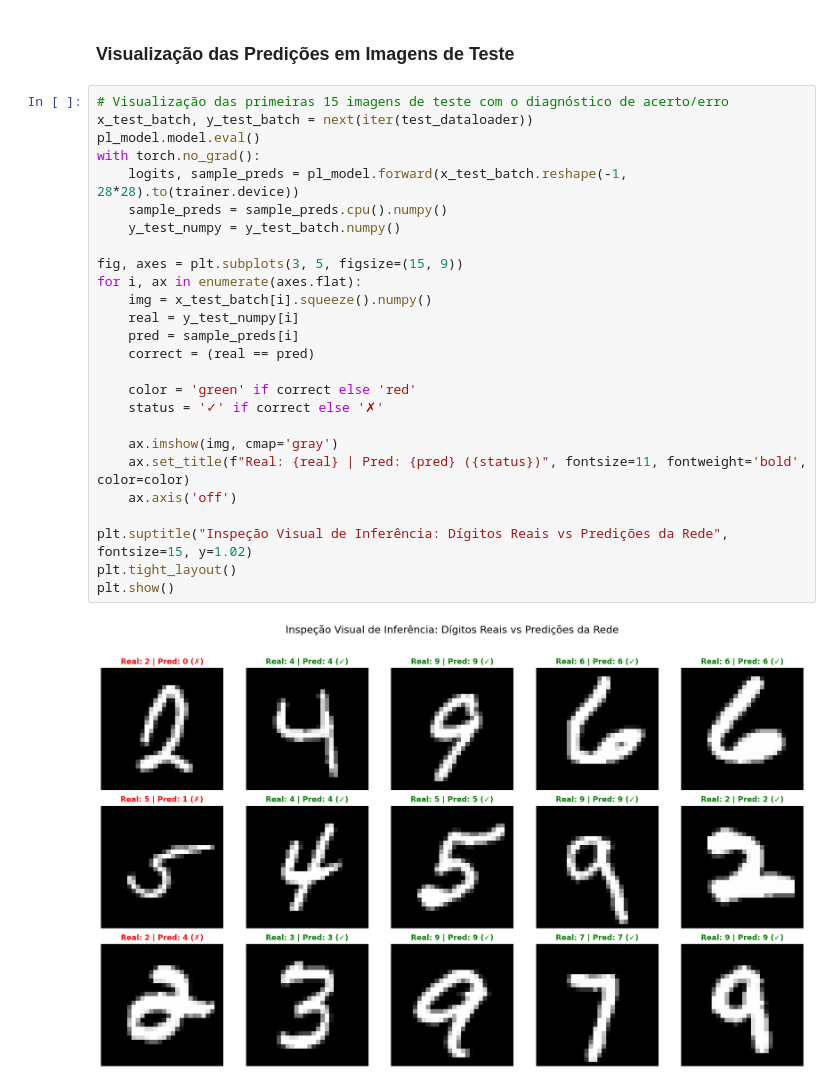
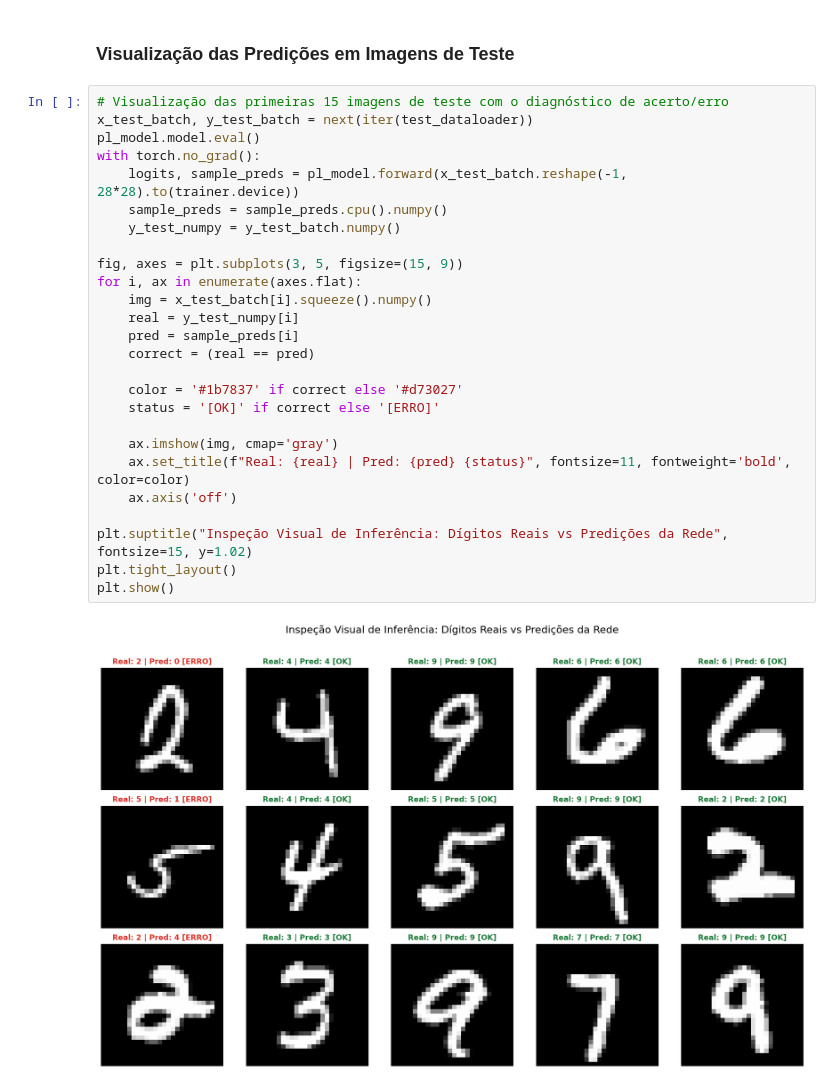
Before and after one commit to aj1no/DL_Atividade_06_MNIST_Lightning_Lite, a Jupyter notebook: 06_01_Treino_Validacao_MNIST_Lightning_Lite.ipynb, the cells around one changed output. Saved outputs shown, nothing was run; the diff lists cells and outputs as text.

```diff
--- a/06_01_Treino_Validacao_MNIST_Lightning_Lite.ipynb
+++ b/06_01_Treino_Validacao_MNIST_Lightning_Lite.ipynb
@@ -507,31 +507,31 @@ weighted avg     0.8701    0.8690    0.8677      1000
 # %%
 # Visualização das primeiras 15 imagens de teste com o diagnóstico de acerto/erro
 x_test_batch, y_test_batch = next(iter(test_dataloader))
 pl_model.model.eval()
 with torch.no_grad():
     logits, sample_preds = pl_model.forward(x_test_batch.reshape(-1, 28*28).to(trainer.device))
     sample_preds = sample_preds.cpu().numpy()
     y_test_numpy = y_test_batch.numpy()
 
 fig, axes = plt.subplots(3, 5, figsize=(15, 9))
 for i, ax in enumerate(axes.flat):
     img = x_test_batch[i].squeeze().numpy()
     real = y_test_numpy[i]
     pred = sample_preds[i]
     correct = (real == pred)
 
-    color = 'green' if correct else 'red'
-    status = '✓' if correct else '✗'
+    color = '#1b7837' if correct else '#d73027'
+    status = '[OK]' if correct else '[ERRO]'
 
     ax.imshow(img, cmap='gray')
-    ax.set_title(f"Real: {real} | Pred: {pred} ({status})", fontsize=11, fontweight='bold', color=color)
+    ax.set_title(f"Real: {real} | Pred: {pred} {status}", fontsize=11, fontweight='bold', color=color)
     ax.axis('off')
 
 plt.suptitle("Inspeção Visual de Inferência: Dígitos Reais vs Predições da Rede", fontsize=15, y=1.02)
 plt.tight_layout()
 plt.show()
 # %% [output]
-[figure, old version]
+[figure, new version]
 # %% [markdown]
 ## 10. Síntese e Considerações Finais
 
```
Also changed, not shown: parts of 10 cells of this notebook, 1 other file.
